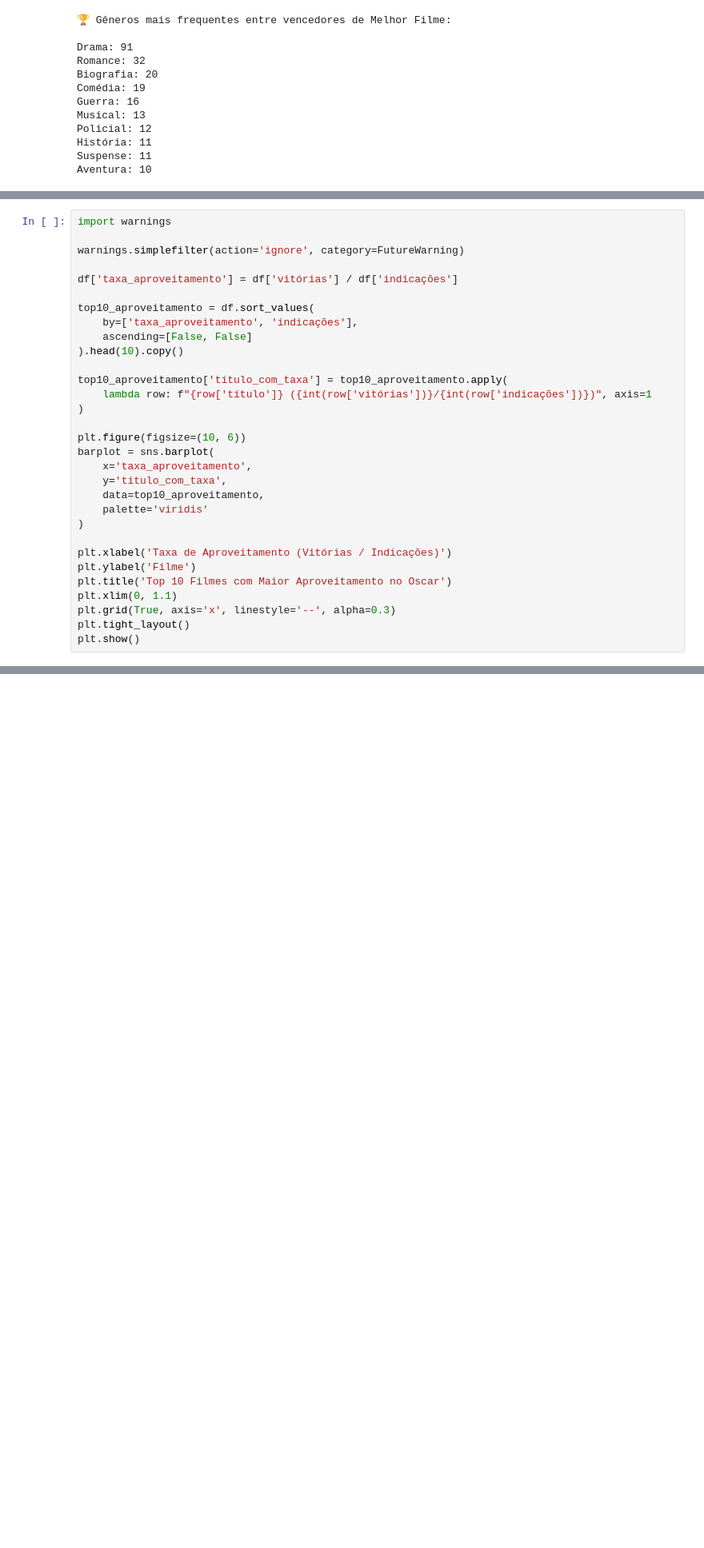
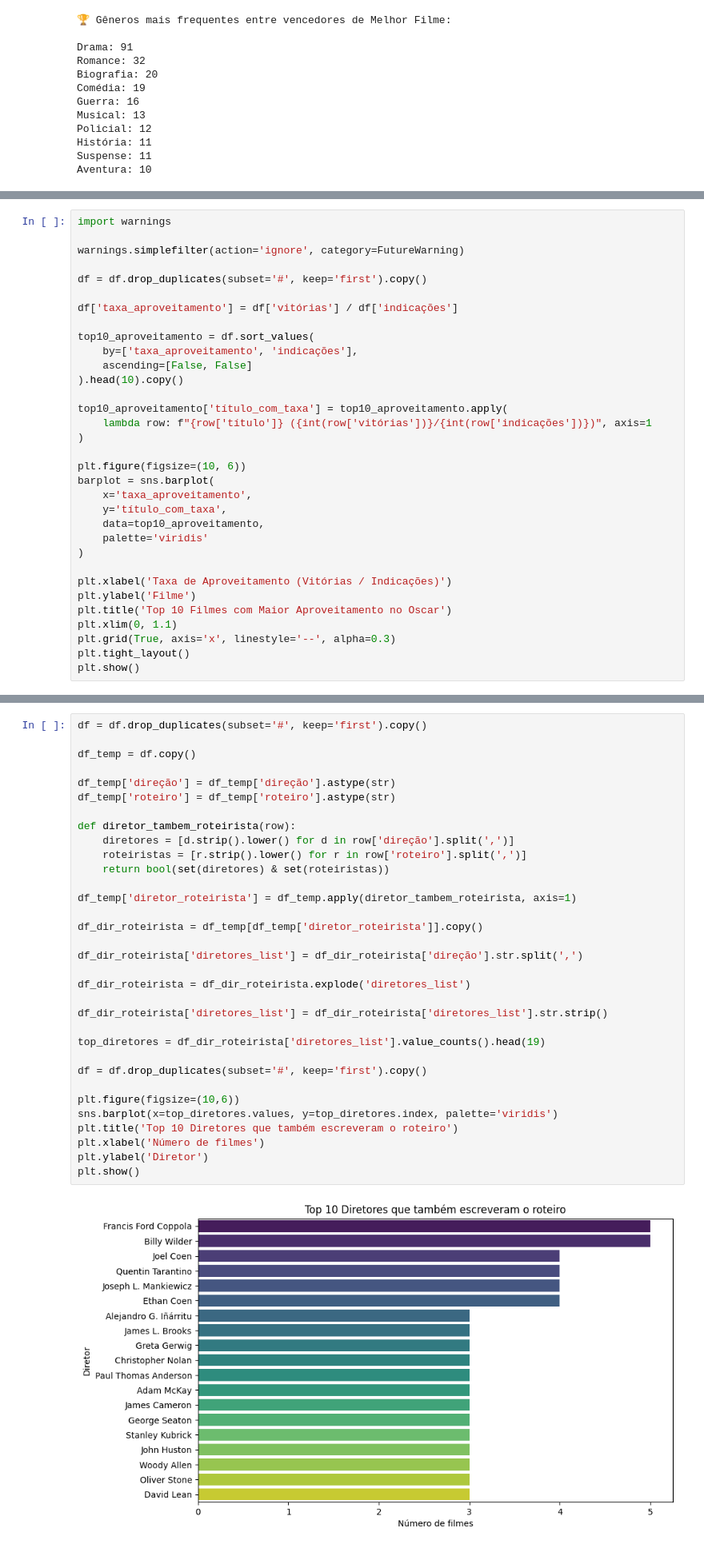
Before and after one commit to nicolascaseiro/Oscar-Melhor-Filme, a Jupyter notebook: Oscar_Melhor_Filme.ipynb, the cells around one changed output, grey strips where cells are left out. Shown at 80% size. Saved outputs shown, nothing was run; the diff lists cells and outputs as text; blank space fills up the shorter version.

```diff
--- a/Oscar_Melhor_Filme.ipynb
+++ b/Oscar_Melhor_Filme.ipynb
@@ -423,6 +562,8 @@ plt.show()
 import warnings
 
 warnings.simplefilter(action='ignore', category=FutureWarning)
+
+df = df.drop_duplicates(subset='#', keep='first').copy()
 
 df['taxa_aproveitamento'] = df['vitórias'] / df['indicações']
 
@@ -452,6 +593,41 @@ plt.tight_layout()
 plt.show()
 # %% [output]
 [figure]
+# %%
+df = df.drop_duplicates(subset='#', keep='first').copy()
+
+df_temp = df.copy()
+
+df_temp['direção'] = df_temp['direção'].astype(str)
+df_temp['roteiro'] = df_temp['roteiro'].astype(str)
+
+def diretor_tambem_roteirista(row):
+    diretores = [d.strip().lower() for d in row['direção'].split(',')]
+    roteiristas = [r.strip().lower() for r in row['roteiro'].split(',')]
+    return bool(set(diretores) & set(roteiristas))
+
+df_temp['diretor_roteirista'] = df_temp.apply(diretor_tambem_roteirista, axis=1)
+
+df_dir_roteirista = df_temp[df_temp['diretor_roteirista']].copy()
+
+df_dir_roteirista['diretores_list'] = df_dir_roteirista['direção'].str.split(',')
+
+df_dir_roteirista = df_dir_roteirista.explode('diretores_list')
+
+df_dir_roteirista['diretores_list'] = df_dir_roteirista['diretores_list'].str.strip()
+
+top_diretores = df_dir_roteirista['diretores_list'].value_counts().head(19)
+
+df = df.drop_duplicates(subset='#', keep='first').copy()
+
+plt.figure(figsize=(10,6))
+sns.barplot(x=top_diretores.values, y=top_diretores.index, palette='viridis')
+plt.title('Top 10 Diretores que também escreveram o roteiro')
+plt.xlabel('Número de filmes')
+plt.ylabel('Diretor')
+plt.show()
+# %% [output]
+[figure, added]
 # %%
 from collections import Counter
 from itertools import combinations
```
Also changed, not shown: parts of 19 cells of this notebook.
